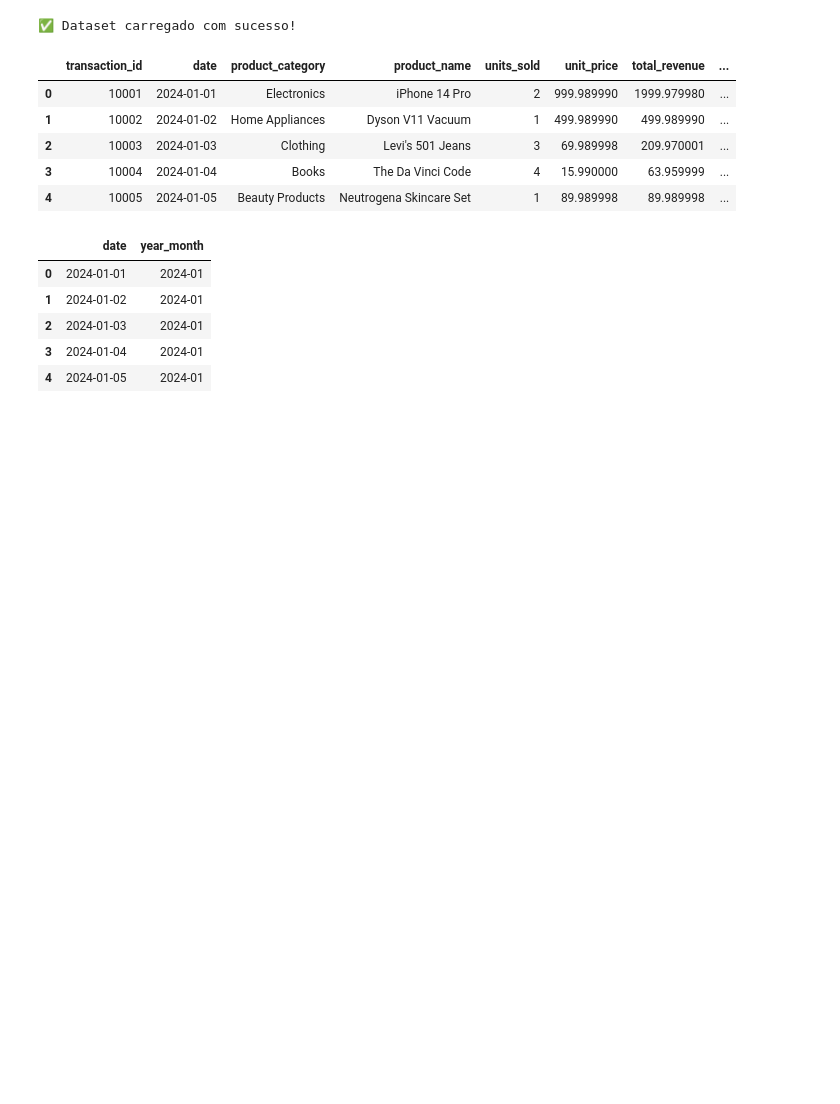
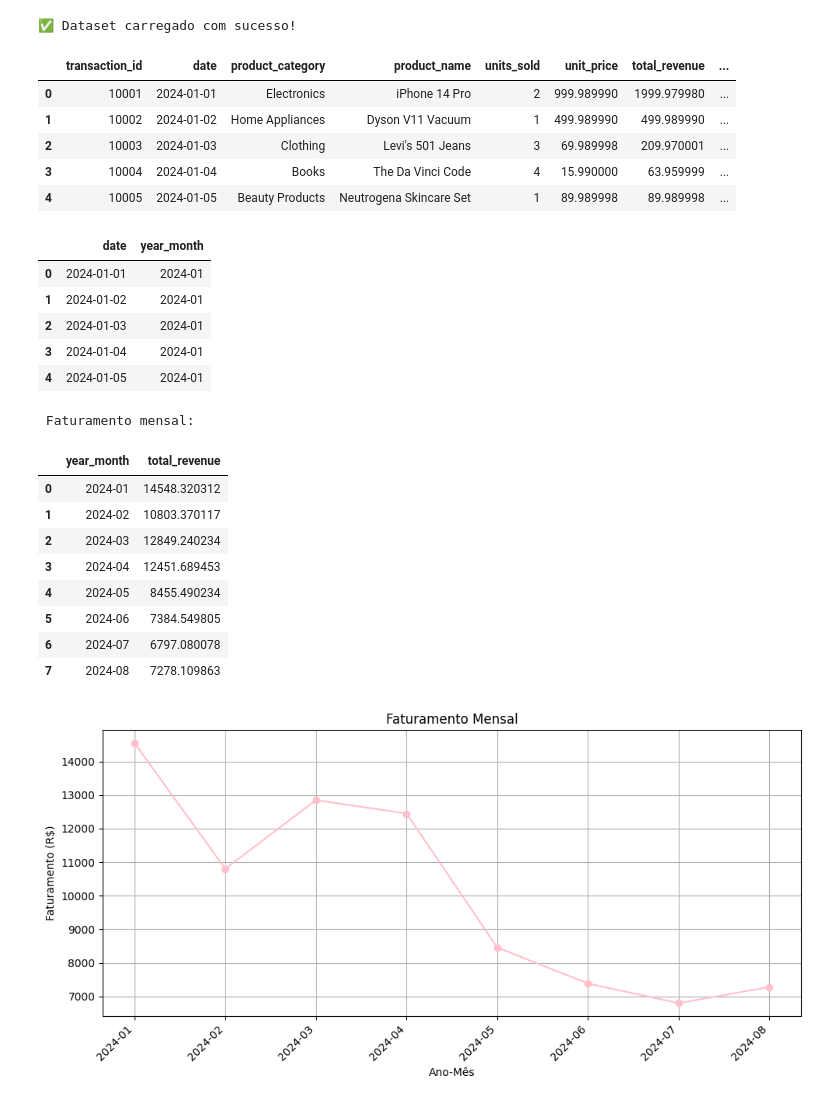
Before and after one commit to SamySLB/Analise-de-vendas-de-e-commerce, a Jupyter notebook: notebooks/billing_ecommerce.ipynb, the cells around one changed output. Drawn from its saved outputs; the diff is of its cells as text; code cells hidden in the pictures; blank space fills up the shorter version.

```diff
--- a/notebooks/billing_ecommerce.ipynb
+++ b/notebooks/billing_ecommerce.ipynb
@@ -1,35 +1,67 @@
 # %%
 import pandas as pd
-#import matplotlib.pyplot as plt
-#visualização
+import matplotlib.pyplot as plt
 from IPython.display import display
 
 #carregamento
 df = pd.read_parquet(
     'C:/Users/samar/OneDrive/Documentos/ads-unipe/Analise de vendas de e-commerce/data/ecommerce_clean.parquet'
 )
 print("✅ Dataset carregado com sucesso!")
 #lembrar da estrutura anterior
 display(df.head())
 
 #garantindo que esta em formato de data real
 df['date'] = pd.to_datetime(df['date'])
 
 
 df['year_month'] = df['date'].dt.to_period('M').astype(str)
 
 display(df[['date', 'year_month']].head())
+
+#faturamento mensal
+monthly_revenue = (
+    df.groupby('year_month')['total_revenue']
+    .sum()
+    .reset_index()
+    .sort_values('year_month')
+)
+
+print("\n Faturamento mensal:")
+display(monthly_revenue)
+
+
+plt.figure(figsize=(10, 5))
+plt.plot(monthly_revenue['year_month'], monthly_revenue['total_revenue'], marker='o', color="pink")
+plt.title('Faturamento Mensal')
+plt.xlabel('Ano-Mês')
+plt.ylabel('Faturamento (R$)')
+plt.xticks(rotation=45, ha='right')
+plt.grid(True)
+plt.tight_layout()
+plt.show()
 # %% [output]
 ✅ Dataset carregado com sucesso!
 |  | transaction_id | date | product_category | product_name | units_sold | unit_price | total_revenue | ... |
 | 0 | 10001 | 2024-01-01 | Electronics | iPhone 14 Pro | 2 | 999.989990 | 1999.979980 | ... |
 | 1 | 10002 | 2024-01-02 | Home Appliances | Dyson V11 Vacuum | 1 | 499.989990 | 499.989990 | ... |
 | 2 | 10003 | 2024-01-03 | Clothing | Levi's 501 Jeans | 3 | 69.989998 | 209.970001 | ... |
 | 3 | 10004 | 2024-01-04 | Books | The Da Vinci Code | 4 | 15.990000 | 63.959999 | ... |
 | 4 | 10005 | 2024-01-05 | Beauty Products | Neutrogena Skincare Set | 1 | 89.989998 | 89.989998 | ... |
 |  | date | year_month |
 | 0 | 2024-01-01 | 2024-01 |
 | 1 | 2024-01-02 | 2024-01 |
 | 2 | 2024-01-03 | 2024-01 |
 | 3 | 2024-01-04 | 2024-01 |
 | 4 | 2024-01-05 | 2024-01 |
+ Faturamento mensal:
+|  | year_month | total_revenue |
+| 0 | 2024-01 | 14548.320312 |
+| 1 | 2024-02 | 10803.370117 |
+| 2 | 2024-03 | 12849.240234 |
+| 3 | 2024-04 | 12451.689453 |
+| 4 | 2024-05 | 8455.490234 |
+| 5 | 2024-06 | 7384.549805 |
+| 6 | 2024-07 | 6797.080078 |
+| 7 | 2024-08 | 7278.109863 |
+[figure, added]
```
